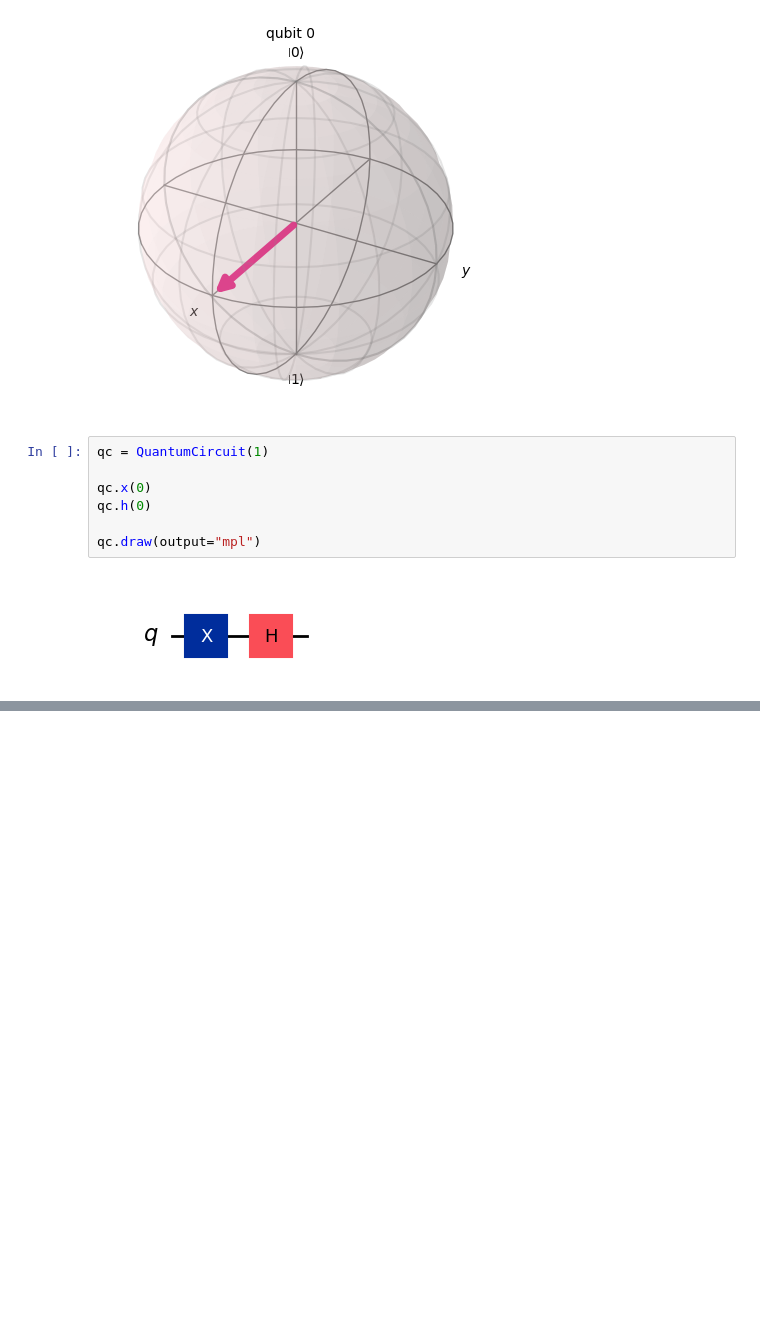
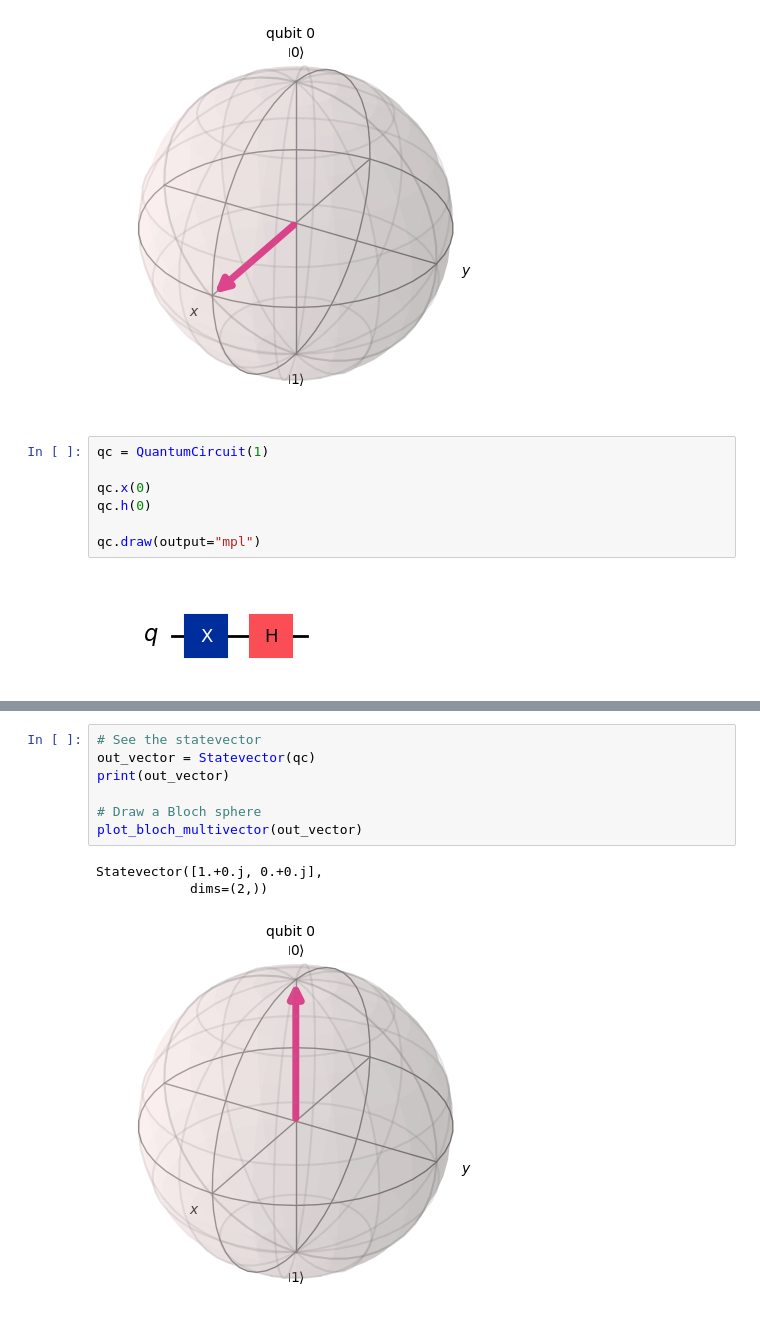
Before and after one commit to k2co3-0803-n/Qiskit, a Jupyter notebook: bits_gates_circuits.ipynb, the cells around one changed output, grey strips where cells are left out. Saved outputs shown, nothing was run; the diff lists cells and outputs as text; blank space fills up the shorter version.

```diff
--- a/bits_gates_circuits.ipynb
+++ b/bits_gates_circuits.ipynb
@@ -71,0 +110,11 @@ plot_bloch_multivector(out_vector)
+# %%
+# See the statevector
+out_vector = Statevector(qc)
+print(out_vector)
+
+# Draw a Bloch sphere
+plot_bloch_multivector(out_vector)
+# %% [output]
+Statevector([1.+0.j, 0.+0.j],
+            dims=(2,))
+[figure, added]
```
Also changed, not shown: parts of 17 cells of this notebook.
